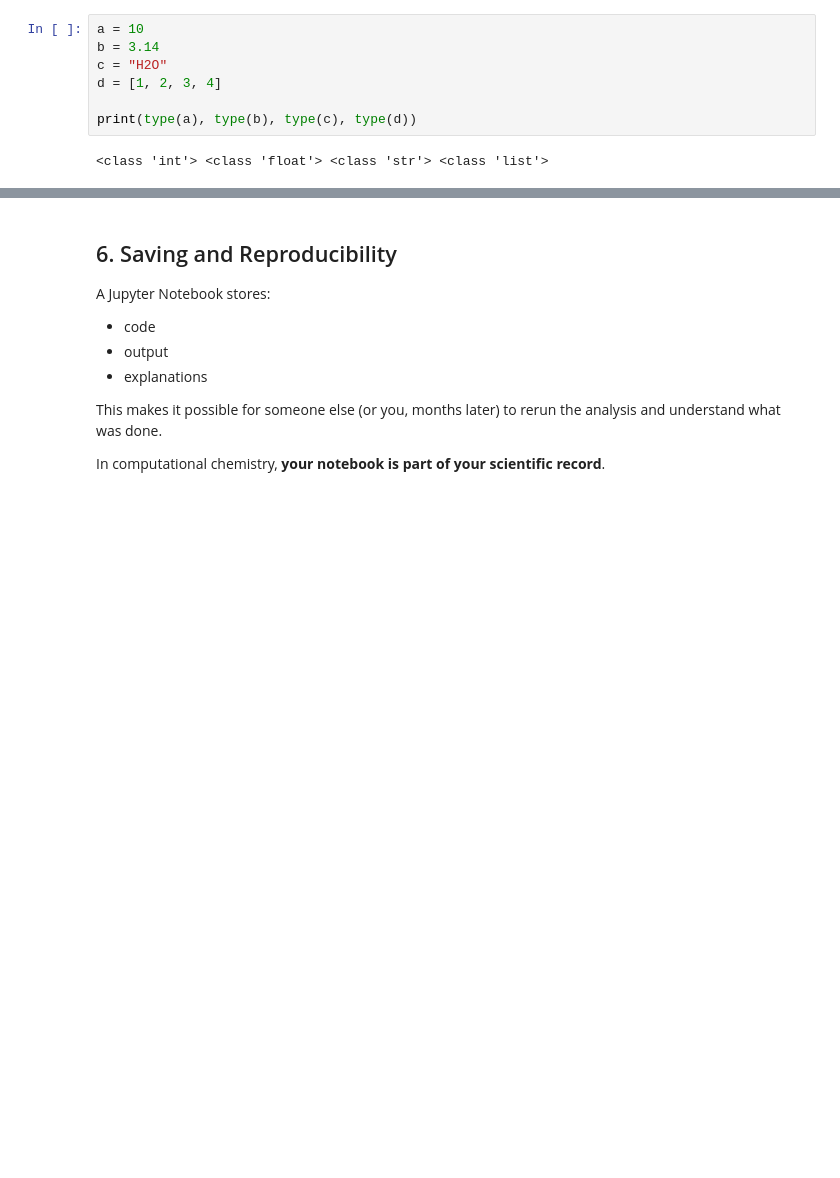
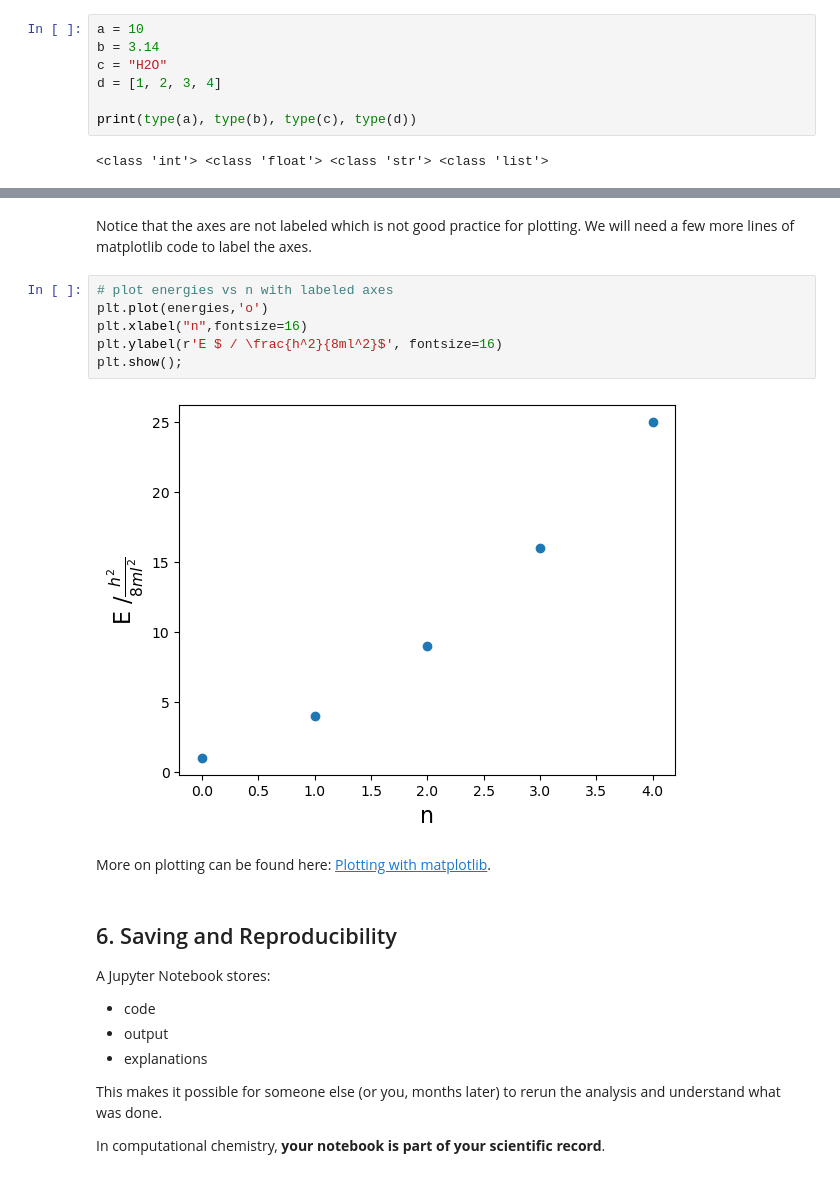
Before and after one commit to mccullaghlab/mccullaghlab.github.io, a Jupyter notebook: Chemistry_Lessons_Jupyter_Notebooks/_build/jupyter_execute/computational_chemistry/hands_on_activities/week2_python_jupyter_hands_on.ipynb, the cells around one changed output, grey strips where cells are left out. Cells and saved outputs as stored; diff of their text form; blank space fills up the shorter version.

```diff
--- a/Chemistry_Lessons_Jupyter_Notebooks/_build/jupyter_execute/computational_chemistry/hands_on_activities/week2_python_jupyter_hands_on.ipynb
+++ b/Chemistry_Lessons_Jupyter_Notebooks/_build/jupyter_execute/computational_chemistry/hands_on_activities/week2_python_jupyter_hands_on.ipynb
@@ -111,3 +189,15 @@ Well-documented notebooks are essential for reproducible computational science.
+# %% [markdown]
+Notice that the axes are not labeled which is not good practice for plotting.  We will need a few more lines of matplotlib code to label the axes.
+# %%
+# plot energies vs n with labeled axes
+plt.plot(energies,'o')
+plt.xlabel("n",fontsize=16)
+plt.ylabel(r'E $ / \frac{h^2}{8ml^2}$', fontsize=16)
+plt.show();
+# %% [output]
+[figure, added]
+# %% [markdown]
+More on plotting can be found here: [Plotting with matplotlib](../../coding_concepts/plotting_with_matplotlib).
 # %% [markdown]
 ## 6. Saving and Reproducibility
 
```
Also changed, not shown: parts of 18 cells of this notebook, 30 other files.
